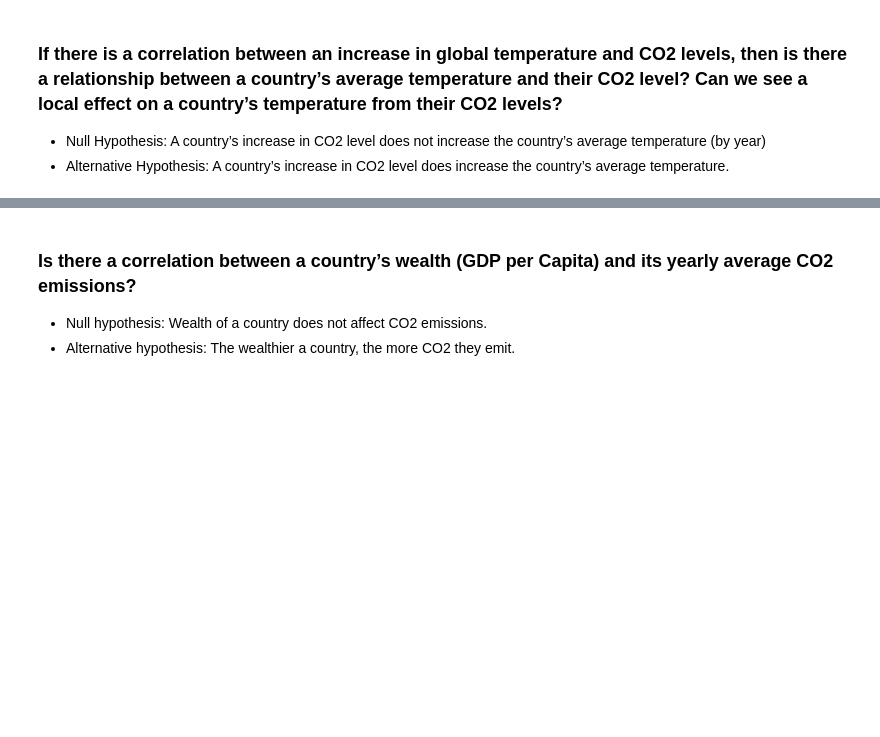
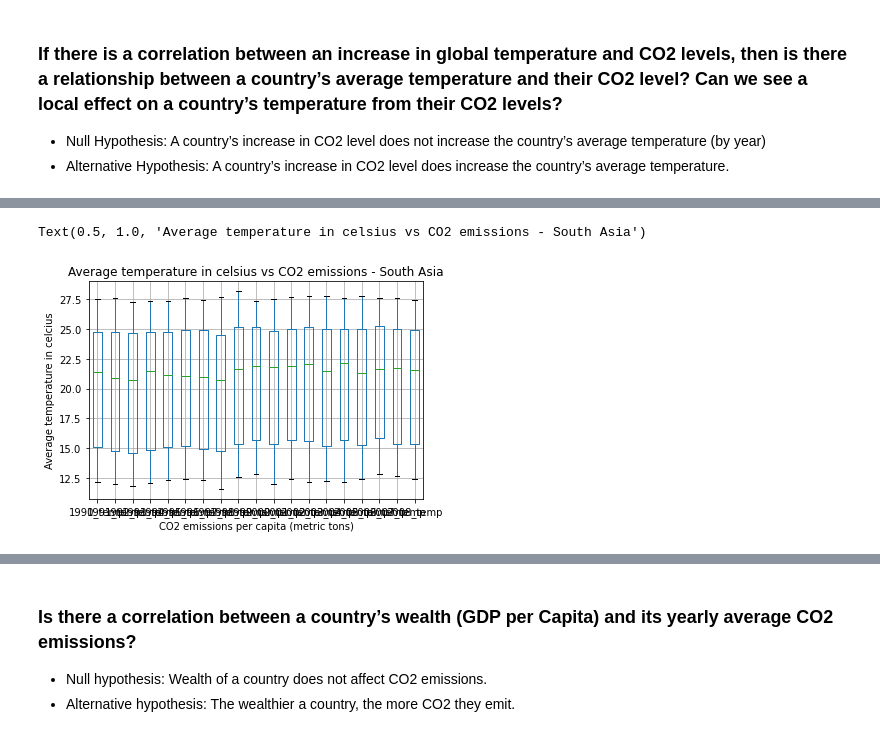
Before and after one commit to Heesu-H/project_1, a Jupyter notebook: ClimateChangePy.ipynb, the cells around one changed output, grey strips where cells are left out. Cells and saved outputs as stored; diff of their text form; code cells hidden in the pictures; blank space fills up the shorter version.

```diff
--- a/ClimateChangePy.ipynb
+++ b/ClimateChangePy.ipynb
@@ -173,0 +171,4 @@ df.sort_values(by="Region", axis=0)
+# %%
+# merge co2 and temp DFs
+df = pivot.merge(co2_df, how="inner", on="Country", suffixes=("_temp","_CO2"))
+df.head()
@@ -173,0 +183,16 @@ df.sort_values(by="Region", axis=0)
+# %%
+# Add column for region and check whether column has been added
+df["Region"] = ""
+
+# Create DF with data regions
+region_df = pd.read_excel("data_sets/climate_change_data.xls", sheet_name="Country")
+
+# rename column to make suitable for merge
+region_df.rename(columns = {"Country name": "Country"}, inplace=True)
+
+# Populate Region column through a merge and rename column
+df_final = df.merge(region_df,how="inner", on="Country")
+df_final = pd.merge(df, region_df, on='Country')
+df_final.drop(["Region_x", "Country code", "Capital city", "Income group", "Lending category"],axis=1, inplace=True)
+df_final.rename(columns = {"Region_y": "Region"}, inplace=True)
+df_final.head()
@@ -173,0 +207,6 @@ df.sort_values(by="Region", axis=0)
+# %%
+# Clean NAN value from merged dataframe
+df_final.dropna(inplace=True)
+
+# Clean druplicated coutnry from merged dataframe
+df_final.drop_duplicates(subset=['Region'],inplace=True)
@@ -173,0 +348,10 @@ df.sort_values(by="Region", axis=0)
+# %%
+# Box plot
+sa.boxplot()
+plt.xlabel("CO2 emissions per capita (metric tons)")
+plt.ylabel('Average temperature in celcius')
+plt.savefig('Boxplot_temp_co2_SA.png')
+plt.title('Average temperature in celsius vs CO2 emissions - South Asia')
+# %% [output]
+Text(0.5, 1.0, 'Average temperature in celsius vs CO2 emissions - South Asia')
+[figure, added]
```
Also changed, not shown: parts of 53 cells of this notebook, 15 other files.
